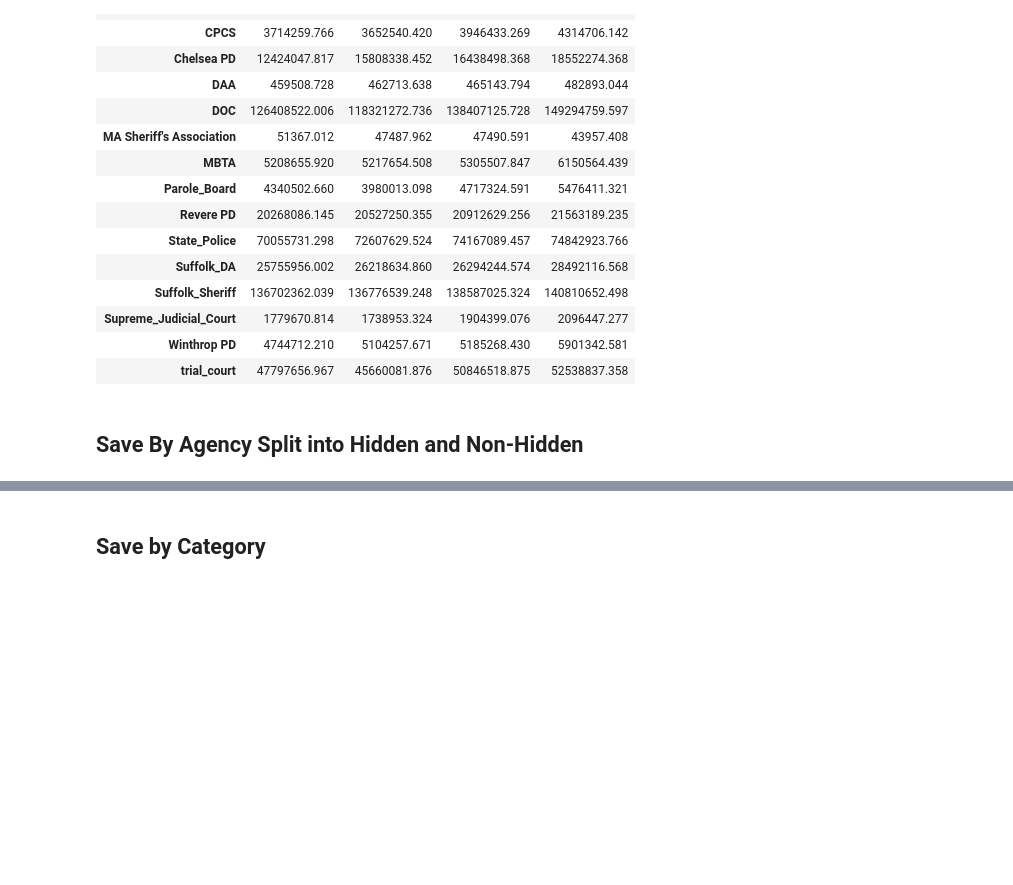
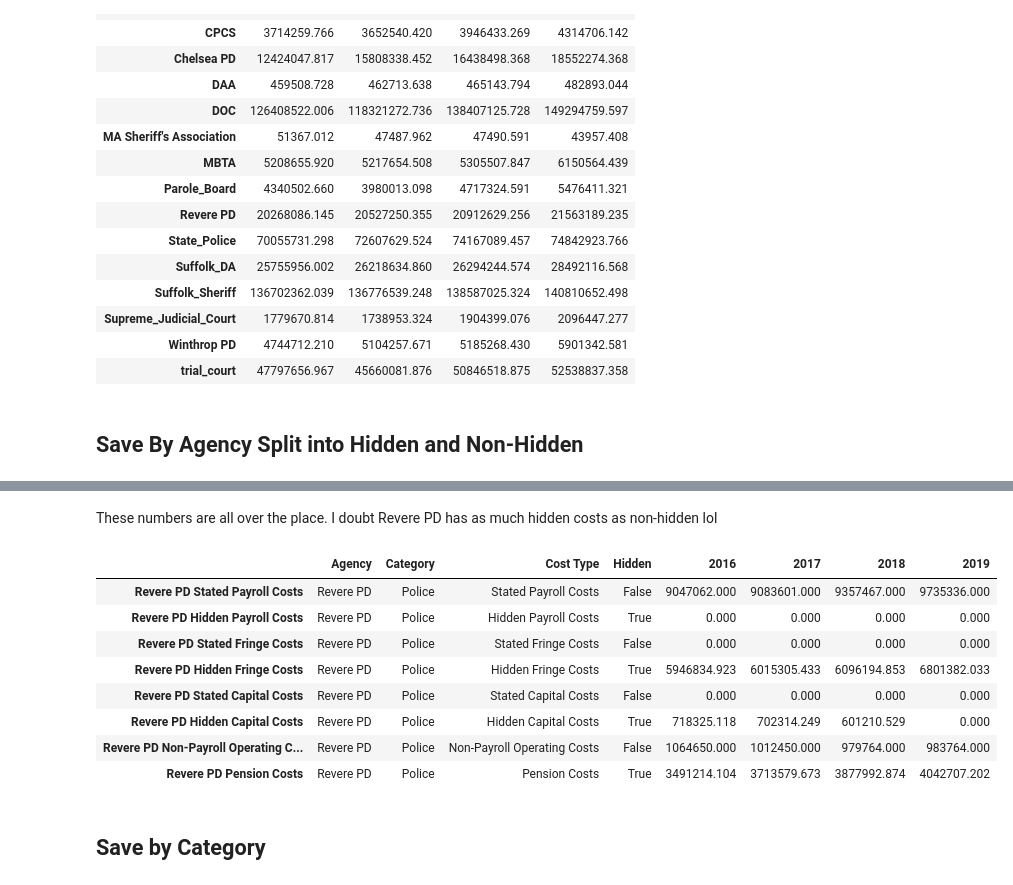
Before and after one commit to SashaWeinstein/Carceral_Budgeting, a Jupyter notebook: Final_Results/Generate_Final_Results.ipynb, the cells around one changed output, grey strips where cells are left out. Cells and saved outputs as stored; diff of their text form; code cells hidden in the pictures; blank space fills up the shorter version.

```diff
--- a/Final_Results/Generate_Final_Results.ipynb
+++ b/Final_Results/Generate_Final_Results.ipynb
@@ -111 +176,16 @@ by_agency.to_csv("Final_by_Agency.csv")
+# %% [markdown]
+These numbers are all over the place. I doubt Revere PD has as much hidden costs as non-hidden lol
+# %%
+reverePD = by_agency_type_SH.query("Agency == 'Revere PD'")
+reverePD
+# %% [output]
+|  | Agency | Category | Cost Type | Hidden | 2016 | 2017 | 2018 | 2019 |
+| Revere PD Stated Payroll Costs | Revere PD | Police | Stated Payroll Costs | False | 9047062.000 | 9083601.000 | 9357467.000 | 9735336.000 |
+| Revere PD Hidden Payroll Costs | Revere PD | Police | Hidden Payroll Costs | True | 0.000 | 0.000 | 0.000 | 0.000 |
+| Revere PD Stated Fringe Costs | Revere PD | Police | Stated Fringe Costs | False | 0.000 | 0.000 | 0.000 | 0.000 |
+| Revere PD Hidden Fringe Costs | Revere PD | Police | Hidden Fringe Costs | True | 5946834.923 | 6015305.433 | 6096194.853 | 6801382.033 |
+| Revere PD Stated Capital Costs | Revere PD | Police | Stated Capital Costs | False | 0.000 | 0.000 | 0.000 | 0.000 |
+| Revere PD Hidden Capital Costs | Revere PD | Police | Hidden Capital Costs | True | 718325.118 | 702314.249 | 601210.529 | 0.000 |
+| Revere PD Non-Payroll Operating C... | Revere PD | Police | Non-Payroll Operating Costs | False | 1064650.000 | 1012450.000 | 979764.000 | 983764.000 |
+| Revere PD Pension Costs | Revere PD | Police | Pension Costs | True | 3491214.104 | 3713579.673 | 3877992.874 | 4042707.202 |
 # %%
```
Also changed, not shown: parts of 10 cells of this notebook, 41 other files.
